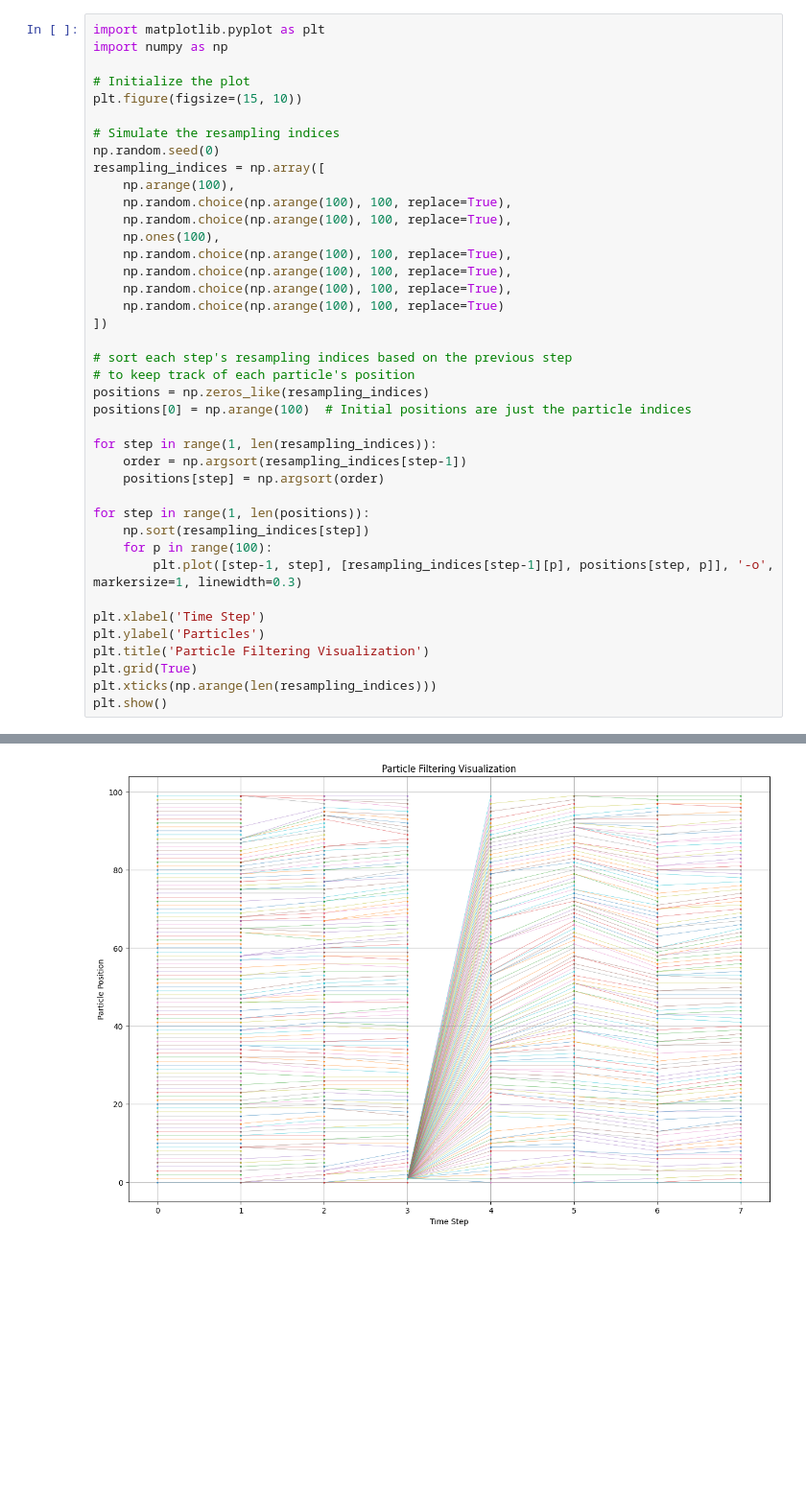
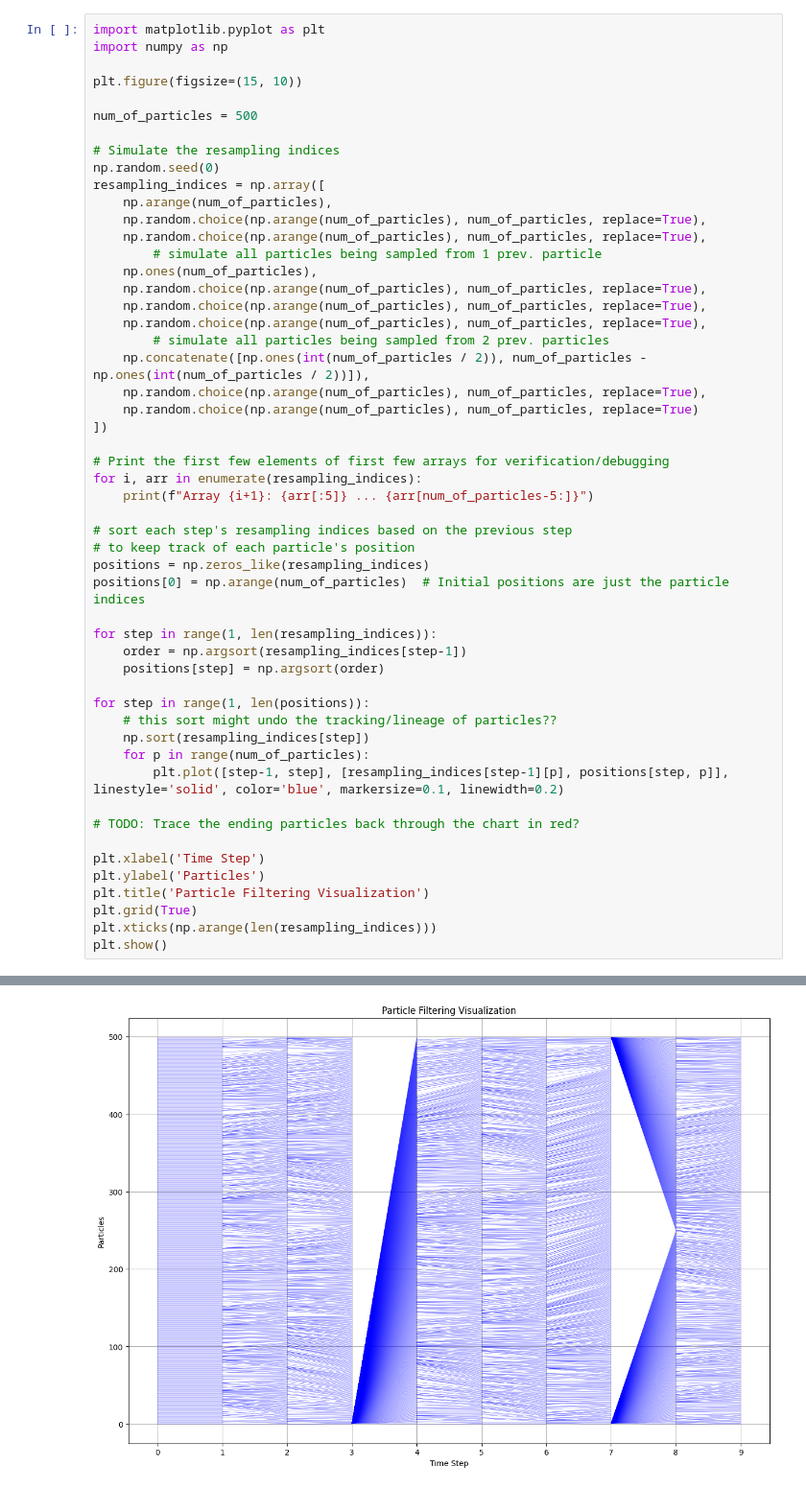
Before and after one commit to atiumcache/PF_forecast, a Jupyter notebook: juptyer notebooks/sankey_testing.ipynb, the cells around one changed output, grey strips where cells are left out. Shown at 96% size. Cells and saved outputs as stored; diff of their text form; blank space fills up the shorter version.

```diff
--- a/juptyer notebooks/sankey_testing.ipynb
+++ b/juptyer notebooks/sankey_testing.ipynb
@@ -145,35 +154,47 @@ Array 10: [5 8 4 1 7 8 1 2 1 1] ...
 import matplotlib.pyplot as plt
 import numpy as np
 
-# Initialize the plot
 plt.figure(figsize=(15, 10))
+
+num_of_particles = 500
 
 # Simulate the resampling indices
 np.random.seed(0)
 resampling_indices = np.array([
-    np.arange(100),
-    np.random.choice(np.arange(100), 100, replace=True),
-    np.random.choice(np.arange(100), 100, replace=True),
-    np.ones(100),
-    np.random.choice(np.arange(100), 100, replace=True),
-    np.random.choice(np.arange(100), 100, replace=True),
-    np.random.choice(np.arange(100), 100, replace=True),
-    np.random.choice(np.arange(100), 100, replace=True)
+    np.arange(num_of_particles),
+    np.random.choice(np.arange(num_of_particles), num_of_particles, replace=True),
+    np.random.choice(np.arange(num_of_particles), num_of_particles, replace=True),
+        # simulate all particles being sampled from 1 prev. particle
+    np.ones(num_of_particles),
+    np.random.choice(np.arange(num_of_particles), num_of_particles, replace=True),
+    np.random.choice(np.arange(num_of_particles), num_of_particles, replace=True),
+    np.random.choice(np.arange(num_of_particles), num_of_particles, replace=True),
+        # simulate all particles being sampled from 2 prev. particles
+    np.concatenate([np.ones(int(num_of_particles / 2)), num_of_particles - np.ones(int(num_of_particles / 2))]),
+    np.random.choice(np.arange(num_of_particles), num_of_particles, replace=True),
+    np.random.choice(np.arange(num_of_particles), num_of_particles, replace=True)
 ])
+
+# Print the first few elements of first few arrays for verification/debugging
+for i, arr in enumerate(resampling_indices):
+    print(f"Array {i+1}: {arr[:5]} ... {arr[num_of_particles-5:]}")
 
 # sort each step's resampling indices based on the previous step
 # to keep track of each particle's position
 positions = np.zeros_like(resampling_indices)
-positions[0] = np.arange(100)  # Initial positions are just the particle indices
+positions[0] = np.arange(num_of_particles)  # Initial positions are just the particle indices
 
 for step in range(1, len(resampling_indices)):
     order = np.argsort(resampling_indices[step-1])
     positions[step] = np.argsort(order)
 
 for step in range(1, len(positions)):
+    # this sort might undo the tracking/lineage of particles??
     np.sort(resampling_indices[step])
-    for p in range(100):
-        plt.plot([step-1, step], [resampling_indices[step-1][p], positions[step, p]], '-o', markersize=1, linewidth=0.3)
+    for p in range(num_of_particles):
+        plt.plot([step-1, step], [resampling_indices[step-1][p], positions[step, p]], linestyle='solid', color='blue', markersize=0.1, linewidth=0.2)
+
+# TODO: Trace the ending particles back through the chart in red?
 
 plt.xlabel('Time Step')
 plt.ylabel('Particles')
@@ -185 +216 @@ plt.show()
-[figure, old version]
+[figure, new version]
```
Also changed, not shown: parts of 11 cells of this notebook.
